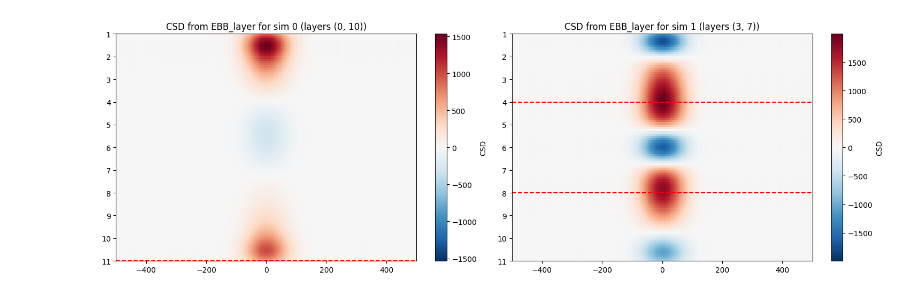
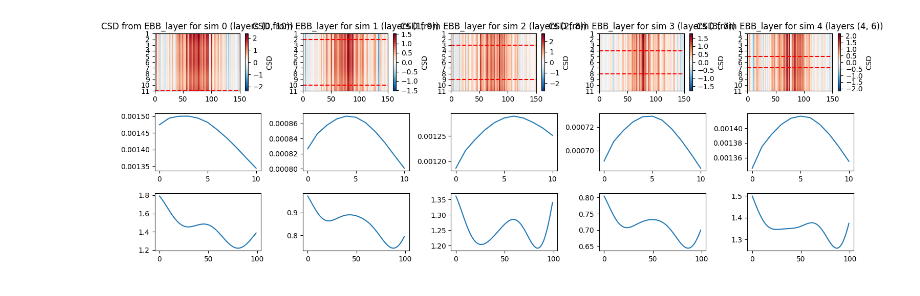
Before and after one commit to solenegailhard/laminar_csd_method, a Jupyter notebook: simulations/2_double_dipole/1_simultaneous/analysis/check_single_sim_res.ipynb, the cells around one changed output. Cells and saved outputs as stored; diff of their text form; code cells hidden in the pictures.

```diff
--- a/simulations/2_double_dipole/1_simultaneous/analysis/check_single_sim_res.ipynb
+++ b/simulations/2_double_dipole/1_simultaneous/analysis/check_single_sim_res.ipynb
@@ -9,8 +9,8 @@ import pandas as pd
 from lameg.laminar import compute_csd
 from lameg.viz import plot_csd
 # %%
-filepath = '/home/sgailhard/Documents/laminar_meg/laminar_csd_method/simulations/2_double_dipole/1_simultaneous/cluster/sim_2_simult_sources_snr'
-filename = 'vx27692_2_simult_sources_snr-20.pickle'
+filepath = '/home/sgailhard/Documents/laminar_meg/laminar_csd_method/simulations/2_double_dipole/1_simultaneous/_output/sim_2_simult_sources_snr'
+filename = 'vx27692_2_simult_sources_snr-50.pickle'
 
 with open(os.path.join(filepath, filename), 'rb') as f:
     data = pickle.load(f)
@@ -74,7 +75,7 @@ sfreq = data['sfreq']
 thickness = data['thickness']
 ebb_matrix = data['ts_ebb']      # (n_sim, n_layers)
 csd_ebb = np.array([
-        compute_csd(ebb_matrix[sim_idx, :], thickness, sfreq)
+        compute_csd(ebb_matrix[sim_idx, :], thickness, sfreq, Rs=np.array([1.5, 2]))
         for sim_idx in range(ebb_matrix.shape[0])
     ])
 # %% [output]
@@ -87,6 +102,8 @@ R, lambda : 0.23 0.01
 # %%
-fig, ax = plt.subplots(1, csd_ebb.shape[0], figsize=(15, 5))
+fig, ax = plt.subplots(3, csd_ebb.shape[0], figsize=(15, 5))
 for sim_idx in range(csd_ebb.shape[0]):
-    plot_csd(csd_ebb[sim_idx, :], data["time"], ax[sim_idx])
-    ax[sim_idx].set_title(f'CSD from EBB for sim {sim_idx} (layers {data["sim_layers"][sim_idx]})')
+    plot_csd(csd_ebb[sim_idx, :], data["time"], ax[0, sim_idx])
+    ax[0, sim_idx].set_title(f'CSD from EBB for sim {sim_idx} (layers {data["sim_layers"][sim_idx]})')
+    ax[1, sim_idx].plot(np.mean(ebb_matrix[sim_idx, :, 40:45], axis=1))
+    ax[2, sim_idx].plot(np.mean(csd_ebb[sim_idx, :, 40:45], axis=1))
 # %% [output]
@@ -95,7 +112,7 @@ for sim_idx in range(csd_ebb.shape[0]):
 # get the ebb_layer matrix
 ebb_layer_matrix = data['ts_ebb_layer']      # (n_sim, n_layers)
 csd_ebb_layer = np.array([
-        compute_csd(ebb_layer_matrix[sim_idx, :], thickness, sfreq)
+        compute_csd(ebb_layer_matrix[sim_idx, :], thickness, sfreq, Rs=np.array([0.8, 1.5, 1.7, 1.8, 2]))
         for sim_idx in range(ebb_layer_matrix.shape[0])
     ])
 # %% [output]
@@ -108,9 +136,11 @@ R, lambda : 0.23 0.0011006941712522092
 # %%
-fig, ax = plt.subplots(1, csd_ebb_layer.shape[0], figsize=(15, 5))
+fig, ax = plt.subplots(3, csd_ebb_layer.shape[0], figsize=(15, 5))
 for sim_idx in range(csd_ebb_layer.shape[0]):
-    plot_csd(csd_ebb_layer[sim_idx, :], data["time"], ax[sim_idx])
-    ax[sim_idx].set_title(f'CSD from EBB_layer for sim {sim_idx} (layers {data["sim_layers"][sim_idx]})')
+    plot_csd(csd_ebb_layer[sim_idx, :], data["time"], ax[0, sim_idx])
+    ax[0, sim_idx].set_title(f'CSD from EBB_layer for sim {sim_idx} (layers {data["sim_layers"][sim_idx]})')
     for layer in data["sim_layers"][sim_idx]:
-        ax[sim_idx].axhline(layer/(n_layers-1), color='red', linestyle='--')
+        ax[0,sim_idx].axhline(layer/(n_layers-1), color='red', linestyle='--')
+    ax[1, sim_idx].plot(np.mean(ebb_layer_matrix[sim_idx, :, 40:45], axis=1))
+    ax[2, sim_idx].plot(np.mean(csd_ebb_layer[sim_idx, :, 40:45], axis=1))
 # %% [output]
-[figure, old version]
+[figure, new version]
```
Also changed, not shown: parts of 8 cells of this notebook, 7 other files.
